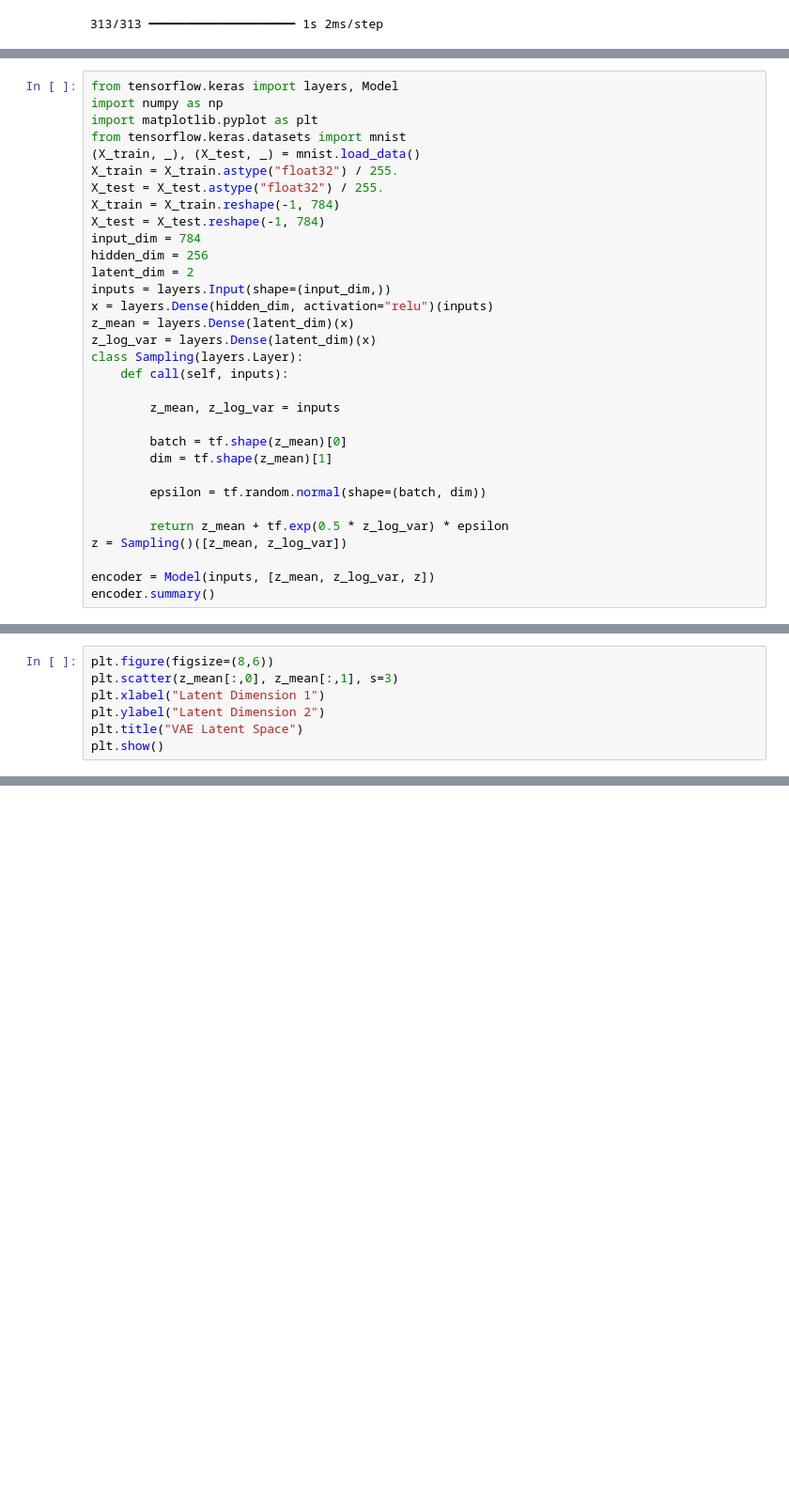
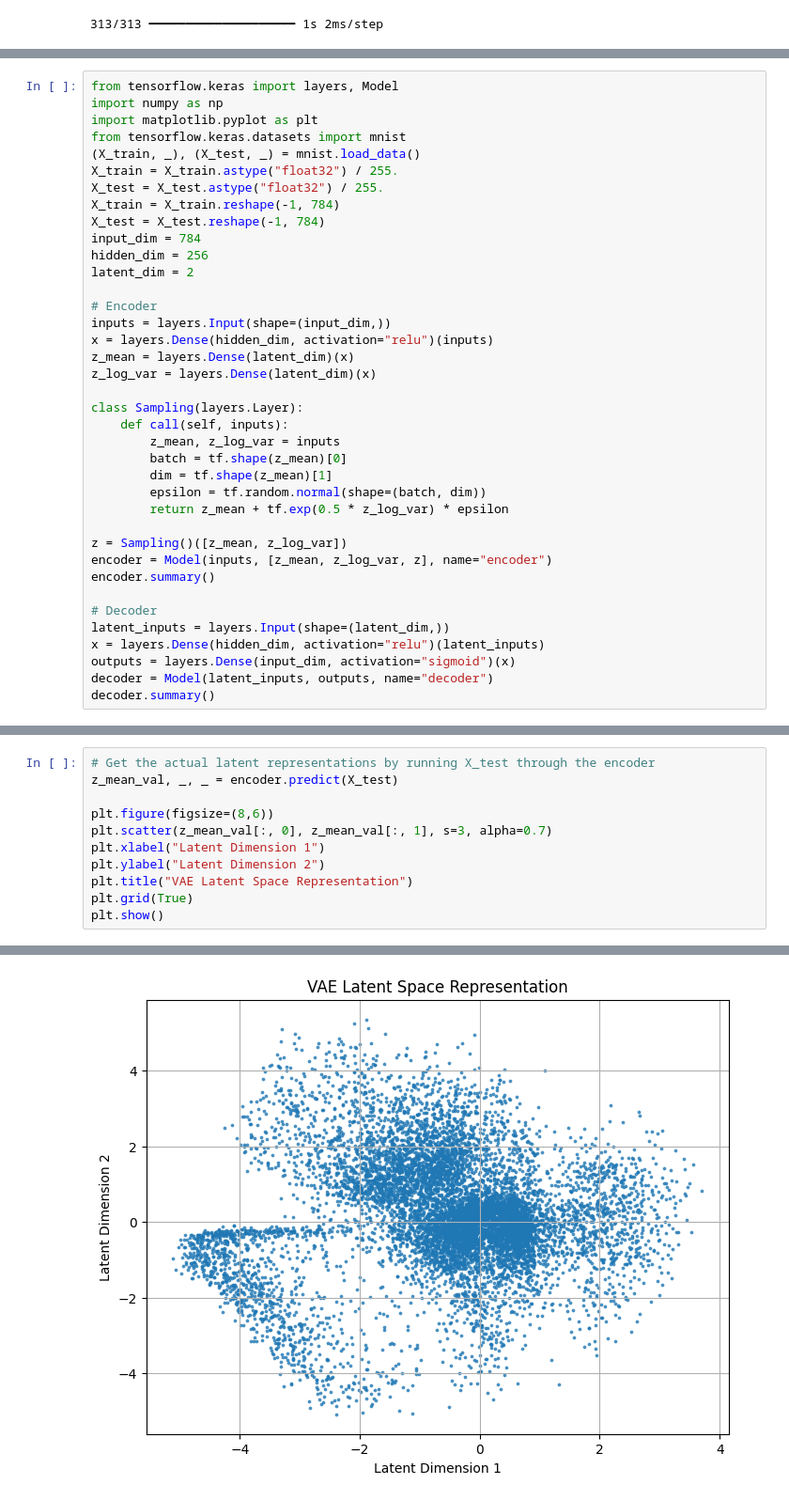
Before and after one commit to akatwrk/DeeplearningExp, a Jupyter notebook: exp_10.ipynb, the cells around one changed output, grey strips where cells are left out. Shown at 94% size. Cells and saved outputs as stored; diff of their text form; blank space fills up the shorter version.

```diff
--- a/exp_10.ipynb
+++ b/exp_10.ipynb
@@ -282,23 +280,29 @@ X_test = X_test.reshape(-1, 784)
 input_dim = 784
 hidden_dim = 256
 latent_dim = 2
+
+# Encoder
 inputs = layers.Input(shape=(input_dim,))
 x = layers.Dense(hidden_dim, activation="relu")(inputs)
 z_mean = layers.Dense(latent_dim)(x)
 z_log_var = layers.Dense(latent_dim)(x)
+
 class Sampling(layers.Layer):
     def call(self, inputs):
-
         z_mean, z_log_var = inputs
-
         batch = tf.shape(z_mean)[0]
         dim = tf.shape(z_mean)[1]
+        epsilon = tf.random.normal(shape=(batch, dim))
+        return z_mean + tf.exp(0.5 * z_log_var) * epsilon
 
-        epsilon = tf.random.normal(shape=(batch, dim))
+z = Sampling()([z_mean, z_log_var])
+encoder = Model(inputs, [z_mean, z_log_var, z], name="encoder")
+encoder.summary()
 
-        return z_mean + tf.exp(0.5 * z_log_var) * epsilon
-z = Sampling()([z_mean, z_log_var])
-
-encoder = Model(inputs, [z_mean, z_log_var, z])
-encoder.summary()
+# Decoder
+latent_inputs = layers.Input(shape=(latent_dim,))
+x = layers.Dense(hidden_dim, activation="relu")(latent_inputs)
+outputs = layers.Dense(input_dim, activation="sigmoid")(x)
+decoder = Model(latent_inputs, outputs, name="decoder")
+decoder.summary()
 # %% [output]
@@ -391,7 +433,12 @@ plt.show()
 # %%
+# Get the actual latent representations by running X_test through the encoder
+z_mean_val, _, _ = encoder.predict(X_test)
+
 plt.figure(figsize=(8,6))
-plt.scatter(z_mean[:,0], z_mean[:,1], s=3)
+plt.scatter(z_mean_val[:, 0], z_mean_val[:, 1], s=3, alpha=0.7)
 plt.xlabel("Latent Dimension 1")
 plt.ylabel("Latent Dimension 2")
-plt.title("VAE Latent Space")
+plt.title("VAE Latent Space Representation")
+plt.grid(True)
 plt.show()
+# %% [output]
@@ -398,3 +446,4 @@ plt.show()
+[figure, added]
 # %%
 import pandas as pd
 
```
Also changed, not shown: parts of 15 cells of this notebook.
